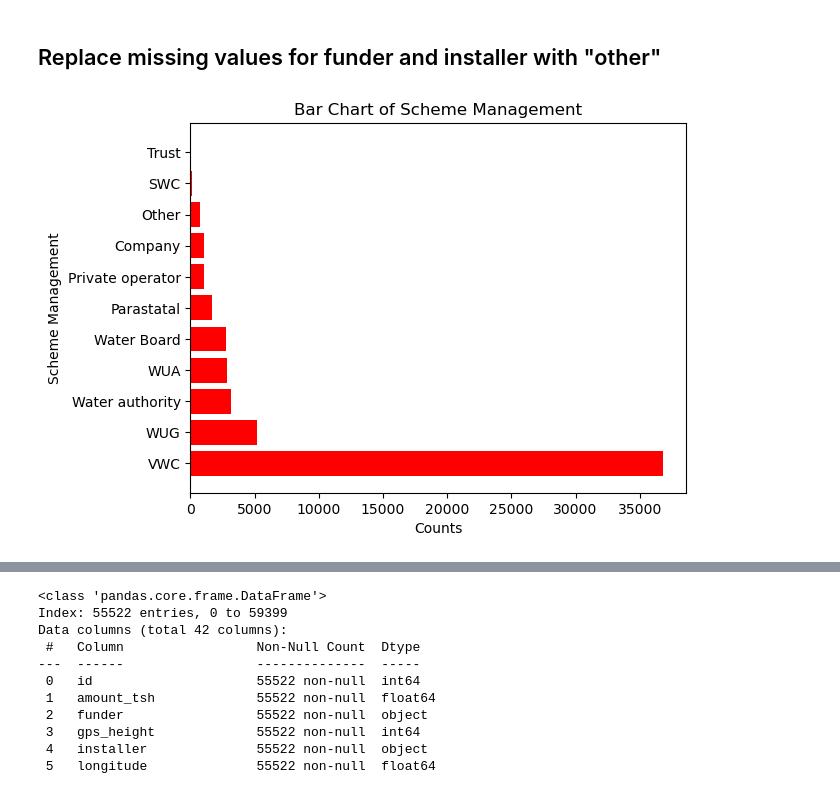
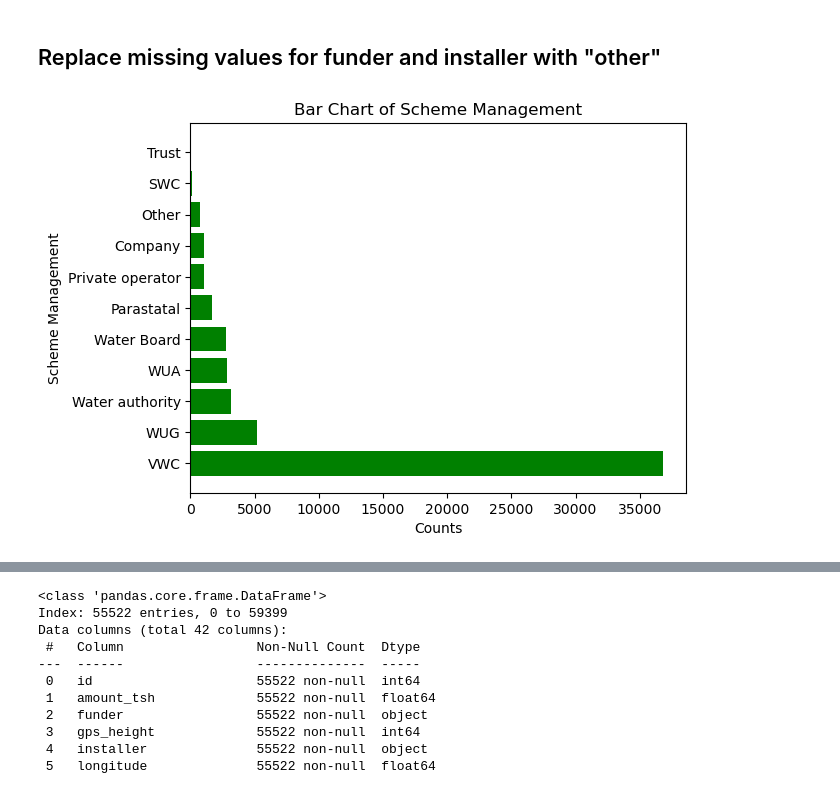
Before and after one commit to KatieKimberling/ads-502-team-project, a Jupyter notebook: PumpEDA.ipynb, the cells around one changed output, grey strips where cells are left out. Saved outputs shown, nothing was run; the diff lists cells and outputs as text; code cells hidden in the pictures.

```diff
--- a/PumpEDA.ipynb
+++ b/PumpEDA.ipynb
@@ -228,19 +229,19 @@ ptrain['installer'] = ptrain['installer'].fillna('other')
 # %%
 # Count the occurrences of each category in the scheme_management  column
 scheme_mgt_counts = ptrain['scheme_management'].value_counts()
 
 # Create a horizontal bar chart of scheme_management with the bars colored red
-plt.barh(scheme_mgt_counts.index, scheme_mgt_counts.values, color=['red'])
+plt.barh(scheme_mgt_counts.index, scheme_mgt_counts.values, color=['green'])
 
 # Add labels and title
 plt.ylabel('Scheme Management')
 plt.xlabel('Counts')
 plt.title('Bar Chart of Scheme Management')
 
 # Show the plot
 plt.show()
 # %% [output]
-[figure, old version]
+[figure, new version]
 # %%
 # See if scheme management has different status_group counts
 crosstab_01=pd.crosstab(ptrain['scheme_management'], ptrain['status_group'])
```
Also changed, not shown: parts of 30 cells of this notebook.
